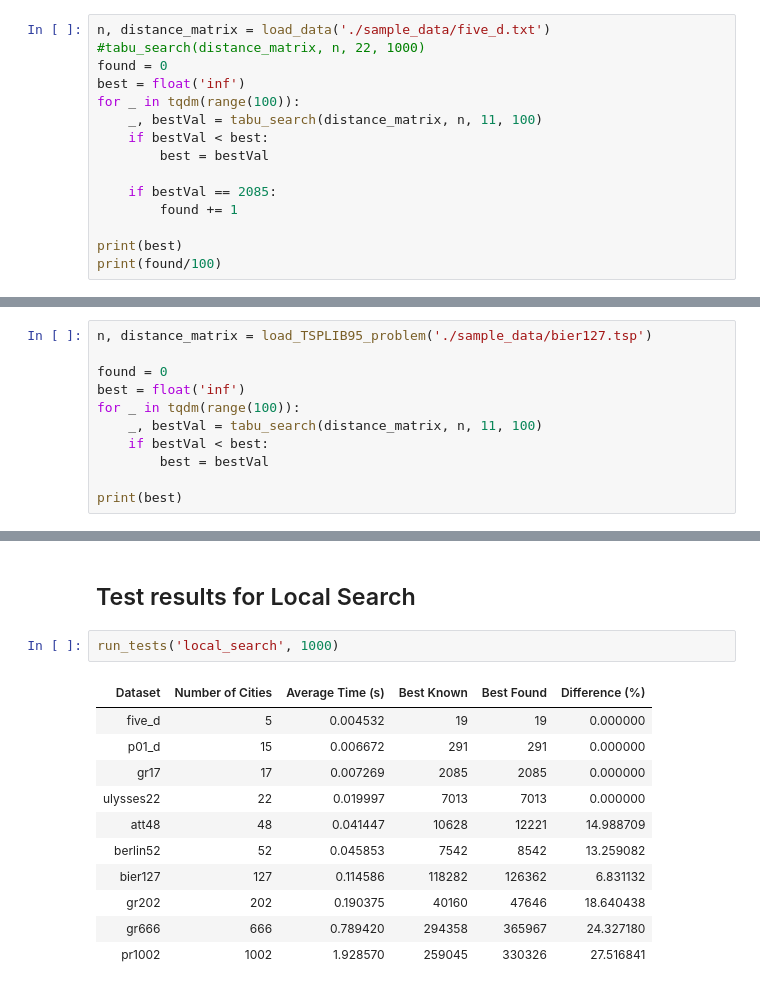
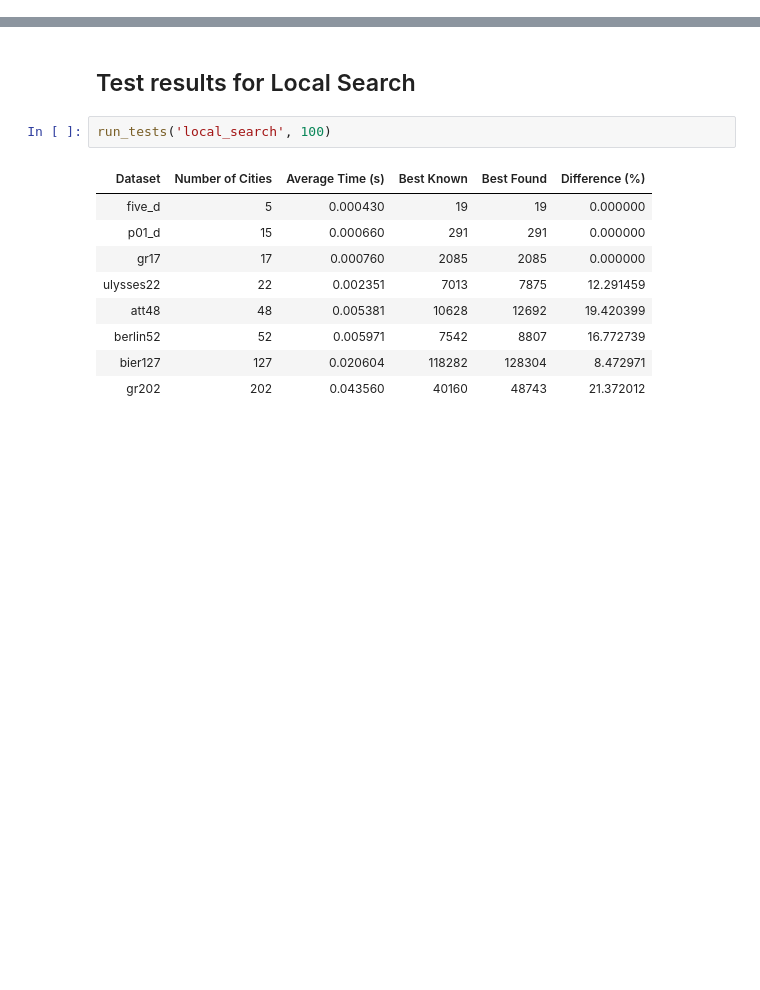
Before and after one commit to kunict11/RI-TabuSearch, a Jupyter notebook: tabu_search.ipynb, the cells around one changed output, grey strips where cells are left out. Cells and saved outputs as stored; diff of their text form; blank space fills up the shorter version.

```diff
--- a/tabu_search.ipynb
+++ b/tabu_search.ipynb
@@ -160,15 +157,0 @@ Testing on the [GR17](https://people.sc.fsu.edu/~jburkardt/datasets/tsp/gr17_d.t
-# %%
-n, distance_matrix = load_data('./sample_data/five_d.txt')
-#tabu_search(distance_matrix, n, 22, 1000)
-found = 0
-best = float('inf')
-for _ in tqdm(range(100)):
-    _, bestVal = tabu_search(distance_matrix, n, 11, 100)
-    if bestVal < best:
-        best = bestVal
-
-    if bestVal == 2085:
-        found += 1
-
-print(best)
-print(found/100)
@@ -223,14 +203,3 @@ def load_TSPLIB95_problem(filepath):
     np.fill_diagonal(distance_matrix, 0)
 
     return n, distance_matrix
-# %%
-n, distance_matrix = load_TSPLIB95_problem('./sample_data/bier127.tsp')
-
-found = 0
-best = float('inf')
-for _ in tqdm(range(100)):
-    _, bestVal = tabu_search(distance_matrix, n, 11, 100)
-    if bestVal < best:
-        best = bestVal
-
-print(best)
@@ -302,16 +269,14 @@ run_tests('tabu_search', 100)
 # %% [markdown]
 ## Test results for Local Search
 # %%
-run_tests('local_search', 1000)
+run_tests('local_search', 100)
 # %% [output]
 | Dataset | Number of Cities | Average Time (s) | Best Known | Best Found | Difference (%) |
-| five_d | 5 | 0.004532 | 19 | 19 | 0.000000 |
-| p01_d | 15 | 0.006672 | 291 | 291 | 0.000000 |
-| gr17 | 17 | 0.007269 | 2085 | 2085 | 0.000000 |
-| ulysses22 | 22 | 0.019997 | 7013 | 7013 | 0.000000 |
-| att48 | 48 | 0.041447 | 10628 | 12221 | 14.988709 |
-| berlin52 | 52 | 0.045853 | 7542 | 8542 | 13.259082 |
-| bier127 | 127 | 0.114586 | 118282 | 126362 | 6.831132 |
-| gr202 | 202 | 0.190375 | 40160 | 47646 | 18.640438 |
-| gr666 | 666 | 0.789420 | 294358 | 365967 | 24.327180 |
-| pr1002 | 1002 | 1.928570 | 259045 | 330326 | 27.516841 |
+| five_d | 5 | 0.000430 | 19 | 19 | 0.000000 |
+| p01_d | 15 | 0.000660 | 291 | 291 | 0.000000 |
+| gr17 | 17 | 0.000760 | 2085 | 2085 | 0.000000 |
+| ulysses22 | 22 | 0.002351 | 7013 | 7875 | 12.291459 |
+| att48 | 48 | 0.005381 | 10628 | 12692 | 19.420399 |
+| berlin52 | 52 | 0.005971 | 7542 | 8807 | 16.772739 |
+| bier127 | 127 | 0.020604 | 118282 | 128304 | 8.472971 |
+| gr202 | 202 | 0.043560 | 40160 | 48743 | 21.372012 |
```
Also changed, not shown: parts of 3 cells of this notebook.
